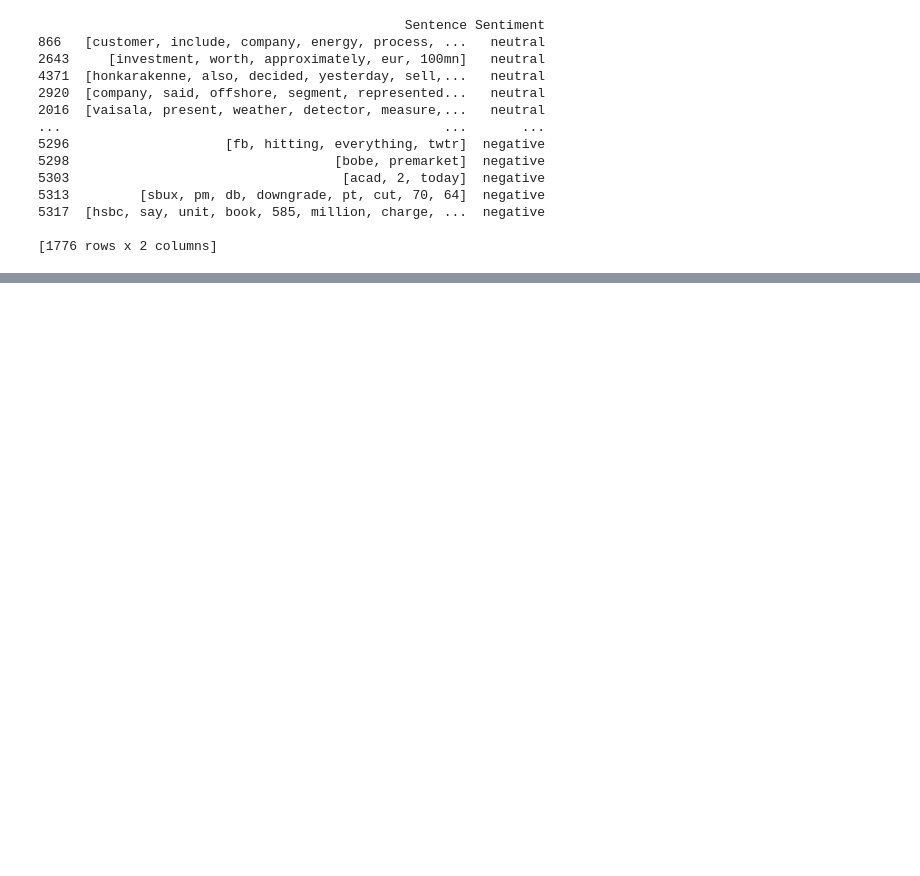
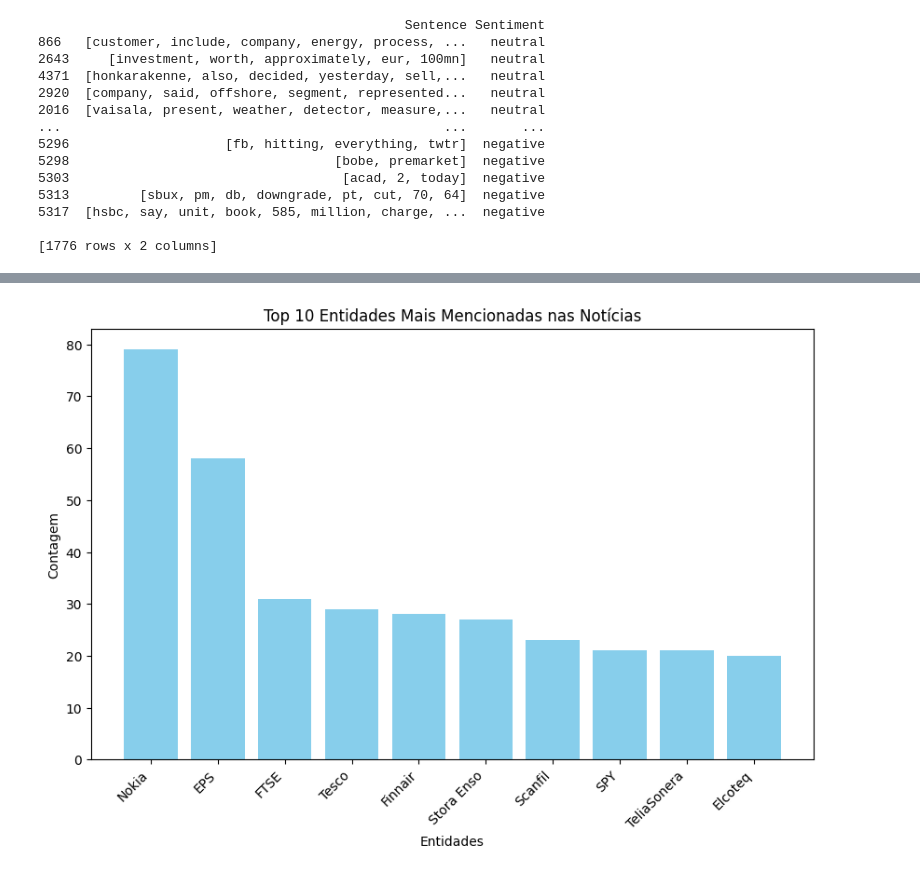
Before and after one commit to caua-braga-de-lima/news_sentiment_analyzer, a Jupyter notebook: PERSPECTIVA_ANALÍTICA.ipynb, the cells around one changed output, grey strips where cells are left out. Drawn from its saved outputs; the diff is of its cells as text; code cells hidden in the pictures; blank space fills up the shorter version.

```diff
--- a/PERSPECTIVA_ANALÍTICA.ipynb
+++ b/PERSPECTIVA_ANALÍTICA.ipynb
@@ -213,0 +324,35 @@ for sentimento, texto in texto_sentimento.items():
+# %%
+#LEVANTAMENTO DAS ENTIDADES RENOMADAS PRESENTES NO DATASET:
+
+#CARREGANDO O MODELO DE IDIOMA EM PORTUGUÊS:
+nlp = spacy.load("en_core_web_sm")
+
+#FUNÇÃO PARA EXTRAIR ENTIDADES DOS TEXTOS::
+def extrair_entidades(noticia):
+    texto = ''.join(noticia)
+    doc = nlp(texto)
+    entidades = [entidade.text for entidade in doc.ents if entidade.label_ in ['ORG', 'PERSON'] and entidade.text not in ['EUR', 'EUR2', 'Group', 'Company']]
+    return entidades
+
+#APLICAÇÃO DA FUNÇÃO AOS TEXTOS DA COLUNA 'SENTENCE':
+dataset['Referenced Organization'] = dataset['Sentence'].apply(extrair_entidades)
+
+#FLATTEN DA LISTA DE ENTIDADES:
+todas_entidades = [entidade for sublist in dataset['Referenced Organization'].tolist() for entidade in sublist]
+
+#CONTAGEM DE ENTIDADES:
+contagem_entidades = Counter(todas_entidades)
+
+#TOP 10 ENTIDADES MAIS MENCIONADAS:
+top_entidades = contagem_entidades.most_common(10)
+
+#VISUALIZAÇÃO DA CONTAGEM DE ENTIDADES:
+plt.figure(figsize=(10, 6))
+plt.bar(*zip(*top_entidades), color='skyblue')
+plt.xlabel('Entidades')
+plt.ylabel('Contagem')
+plt.title('Top 10 Entidades Mais Mencionadas nas Notícias')
+plt.xticks(rotation=45, ha='right')
+plt.show()
+# %% [output]
+[figure, added]
```
Also changed, not shown: parts of 10 cells of this notebook.
